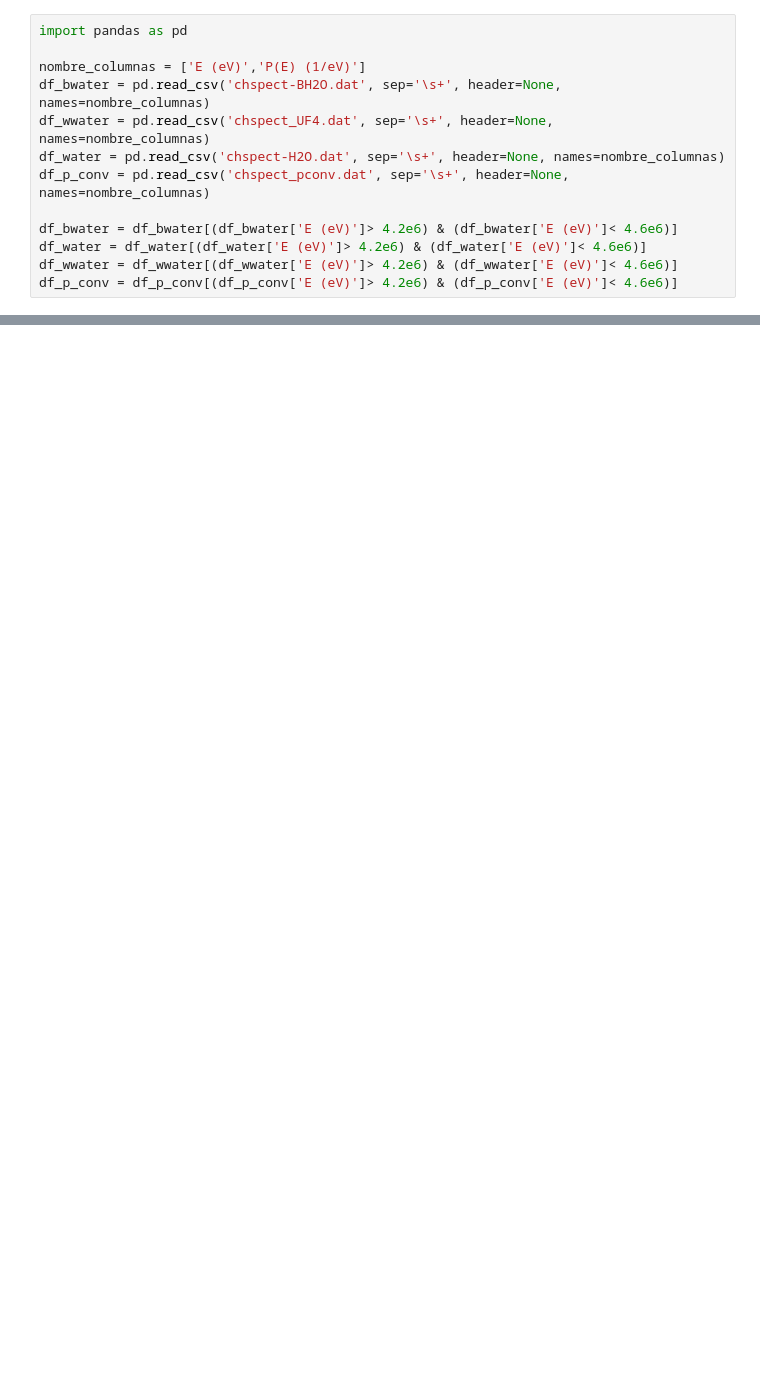
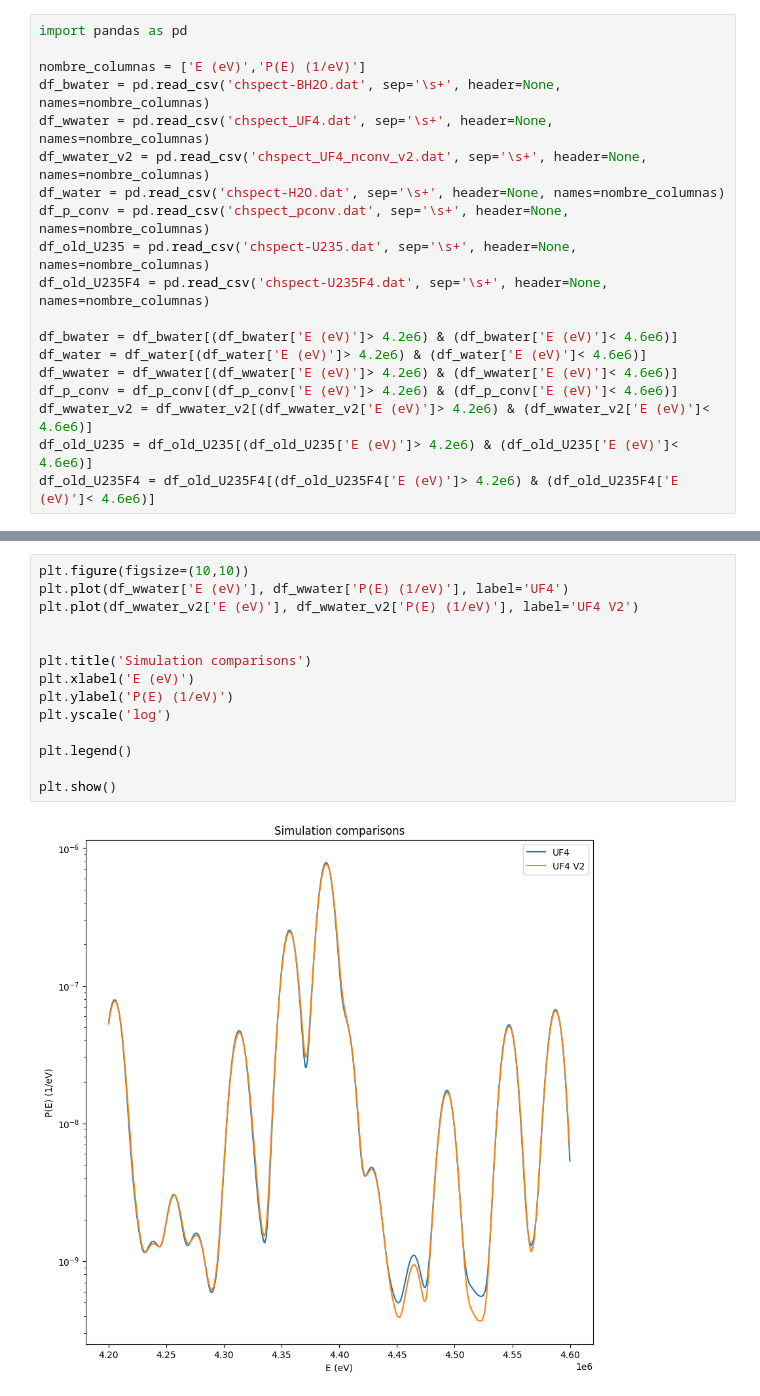
Before and after one commit to carlosherediapimienta/Collaboration_CIEMAT, a Jupyter notebook: U_235_all.ipynb, the cells around one changed output, grey strips where cells are left out. Saved outputs shown, nothing was run; the diff lists cells and outputs as text; blank space fills up the shorter version.

```diff
--- a/U_235_all.ipynb
+++ b/U_235_all.ipynb
@@ -4,13 +4,19 @@ import pandas as pd
 nombre_columnas = ['E (eV)','P(E) (1/eV)']
 df_bwater = pd.read_csv('chspect-BH2O.dat', sep='\s+', header=None, names=nombre_columnas)
 df_wwater = pd.read_csv('chspect_UF4.dat', sep='\s+', header=None, names=nombre_columnas)
+df_wwater_v2 = pd.read_csv('chspect_UF4_nconv_v2.dat', sep='\s+', header=None, names=nombre_columnas)
 df_water = pd.read_csv('chspect-H2O.dat', sep='\s+', header=None, names=nombre_columnas)
 df_p_conv = pd.read_csv('chspect_pconv.dat', sep='\s+', header=None, names=nombre_columnas)
+df_old_U235 = pd.read_csv('chspect-U235.dat', sep='\s+', header=None, names=nombre_columnas)
+df_old_U235F4 = pd.read_csv('chspect-U235F4.dat', sep='\s+', header=None, names=nombre_columnas)
 
 df_bwater = df_bwater[(df_bwater['E (eV)']> 4.2e6) & (df_bwater['E (eV)']< 4.6e6)]
 df_water = df_water[(df_water['E (eV)']> 4.2e6) & (df_water['E (eV)']< 4.6e6)]
 df_wwater = df_wwater[(df_wwater['E (eV)']> 4.2e6) & (df_wwater['E (eV)']< 4.6e6)]
 df_p_conv = df_p_conv[(df_p_conv['E (eV)']> 4.2e6) & (df_p_conv['E (eV)']< 4.6e6)]
+df_wwater_v2 = df_wwater_v2[(df_wwater_v2['E (eV)']> 4.2e6) & (df_wwater_v2['E (eV)']< 4.6e6)]
+df_old_U235 = df_old_U235[(df_old_U235['E (eV)']> 4.2e6) & (df_old_U235['E (eV)']< 4.6e6)]
+df_old_U235F4 = df_old_U235F4[(df_old_U235F4['E (eV)']> 4.2e6) & (df_old_U235F4['E (eV)']< 4.6e6)]
 # %%
 nombre_columnas = ['E (eV)','P(E) (1/eV)', 'Stat_Uncert']
 df_UF4_nconv = pd.read_csv('chspect_UF4_nconv.dat', sep='\s+', skiprows=5, header=None, names=nombre_columnas)
@@ -65,3 +73,19 @@ plt.legend()
 plt.show()
 # %% [output]
 [figure]
+# %%
+plt.figure(figsize=(10,10))
+plt.plot(df_wwater['E (eV)'], df_wwater['P(E) (1/eV)'], label='UF4')
+plt.plot(df_wwater_v2['E (eV)'], df_wwater_v2['P(E) (1/eV)'], label='UF4 V2')
+
+
+plt.title('Simulation comparisons')
+plt.xlabel('E (eV)')
+plt.ylabel('P(E) (1/eV)')
+plt.yscale('log')
+
+plt.legend()
+
+plt.show()
+# %% [output]
+[figure, added]
```
Also changed, not shown: parts of 4 cells of this notebook, 6 other files.
